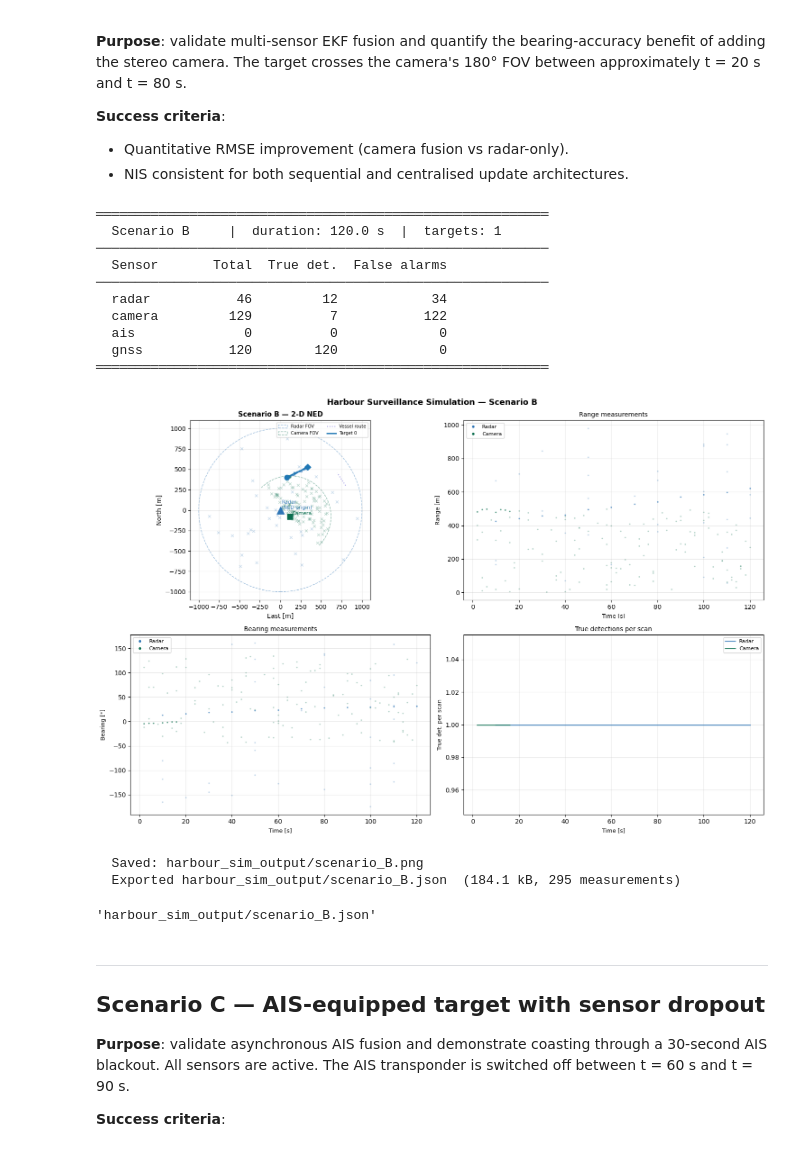
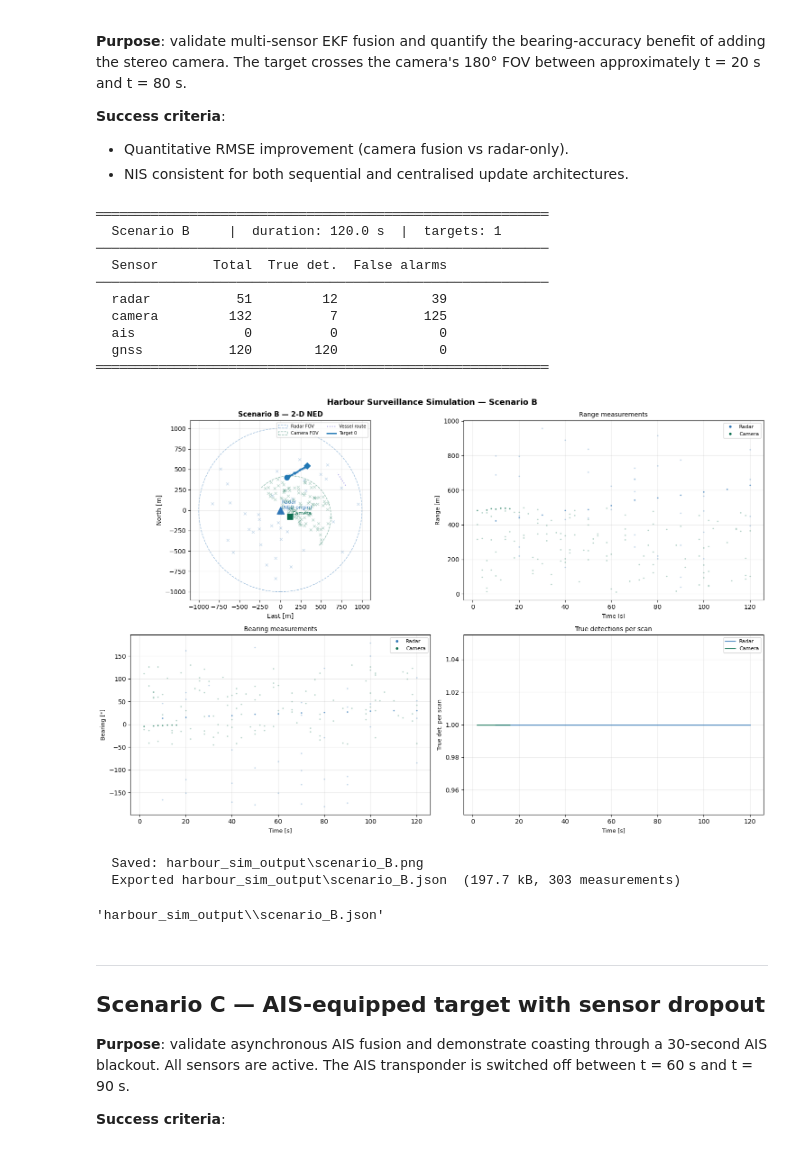
Before and after one commit to NikosLyk/34763_AMR, a Jupyter notebook: harbour_simulation.ipynb, the cells around one changed output. Drawn from its saved outputs; the diff is of its cells as text; code cells hidden in the pictures.

```diff
--- a/harbour_simulation.ipynb
+++ b/harbour_simulation.ipynb
@@ -1062,43 +1062,76 @@ between approximately t = 20 s and t = 80 s.
 - Quantitative RMSE improvement (camera fusion vs radar-only).
 - NIS consistent for both sequential and centralised update architectures.
 # %%
+#HAD TO EDIT THE DEFAULT AS IT USED INCORRET P_D VAL FRO RADAR AND CAMERA
+#np.random.seed(42)
+#sim_B = make_sim()
+
+#targets_B = [
+#    TargetConfig(
+#        target_id=0,
+#        initial_north=400.0, initial_east=80.0,
+#        velocity_north=1.2, velocity_east=2.2,
+#        has_ais=False,
+#    )
+#]
+
+#output_B = sim_B.run(
+#    targets        = targets_B,
+#    t_end          = 120.0,
+#    scenario_name  = "B",
+#    active_sensors = ["radar", "camera", "gnss"],
+#)
+
+#modification:
 np.random.seed(42)
-sim_B = make_sim()
+
+r, c, a, g = make_sensors(
+    radar_pd=0.90,
+    radar_lfa=3.0,
+    camera_pd=0.85,
+    camera_lfa=2.0
+)
+
+v = VesselTrajectory(DEFAULT_PATROL, speed_knots=3.0)
+sim_B = HarbourSimulation(r, c, a, g, v)
 
 targets_B = [
     TargetConfig(
         target_id=0,
-        initial_north=400.0, initial_east=80.0,
-        velocity_north=1.2, velocity_east=2.2,
+        initial_north=400.0,
+        initial_east=80.0,
+        velocity_north=1.2,
+        velocity_east=2.2,
         has_ais=False,
     )
 ]
 
 output_B = sim_B.run(
-    targets        = targets_B,
-    t_end          = 120.0,
-    scenario_name  = "B",
-    active_sensors = ["radar", "camera", "gnss"],
+    targets=targets_B,
+    t_end=120.0,
+    scenario_name="B",
+    active_sensors=["radar", "camera", "gnss"],
 )
+
 
 print_summary(output_B)
 plot_scenario(output_B)
 export_json(output_B)
 # %% [output]
 ══════════════════════════════════════════════════════════
   Scenario B     |  duration: 120.0 s  |  targets: 1
 ──────────────────────────────────────────────────────────
   Sensor       Total  True det.  False alarms
 ──────────────────────────────────────────────────────────
-  radar           46         12            34
-  camera         129          7           122
+  radar           51         12            39
+  camera         132          7           125
   ais              0          0             0
   gnss           120        120             0
 ══════════════════════════════════════════════════════════
-[figure, old version]
+[figure, new version]
-  Saved: harbour_sim_output/scenario_B.png
-  Exported harbour_sim_output/scenario_B.json  (184.1 kB, 295 measurements)
+  Saved: harbour_sim_output\scenario_B.png
+  Exported harbour_sim_output\scenario_B.json  (197.7 kB, 303 measurements)
-'harbour_sim_output/scenario_B.json'
+'harbour_sim_output\\scenario_B.json'
 # %% [markdown]
 ---
 ## Scenario C — AIS-equipped target with sensor dropout
```
Also changed, not shown: parts of 15 cells of this notebook.
